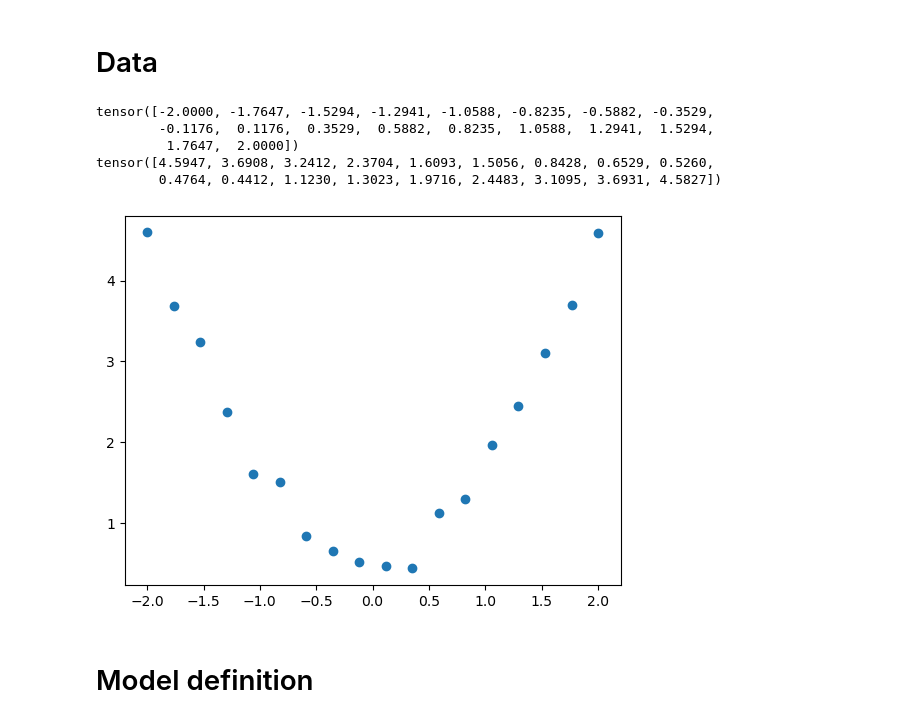
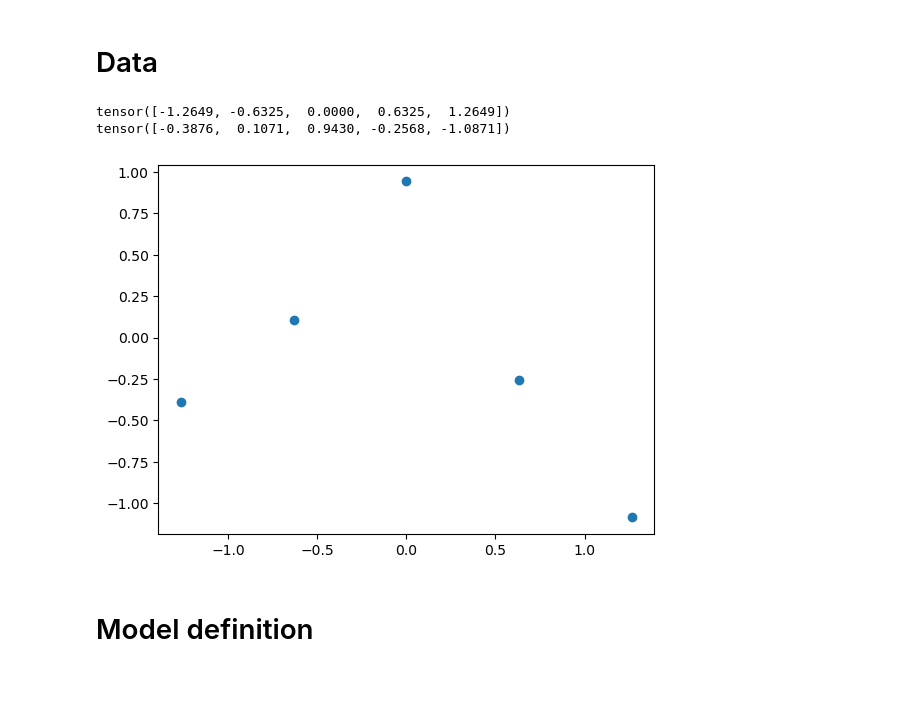
Before and after one commit to ABesginow/LaplaceKernelSearch, a Jupyter notebook: exploration_tests/grad_sem_test.ipynb, the cells around one changed output. Drawn from its saved outputs; the diff is of its cells as text; code cells hidden in the pictures; blank space fills up the shorter version.

Commit message:
tested SE generated data

```diff
--- a/exploration_tests/grad_sem_test.ipynb
+++ b/exploration_tests/grad_sem_test.ipynb
@@ -174,3 +172,14 @@ The probability lies within the 2 standard deviation interval
+# %%
+class DataGPModel(gpytorch.models.ExactGP):
+    def __init__(self, train_x, train_y, likelihood):
+        super(DataGPModel, self).__init__(train_x, train_y, likelihood)
+        self.mean_module = gpytorch.means.ZeroMean()
+        self.covar_module = gpytorch.kernels.RBFKernel()
+
+    def forward(self, x):
+        mean_x = self.mean_module(x)
+        covar_x = self.covar_module(x)
+        return gpytorch.distributions.MultivariateNormal(mean_x, covar_x)
 # %%
 # Globals
 figure_path = "grad_figures"
@@ -179,38 +188,72 @@ figure_path = "grad_figures"
 # %%
 import math
 torch.manual_seed(42)
 END = 1
 COUNT = 18
 #dataset_name = "noise_linear"
 #dataset_name = "noise_sin"
-dataset_name = "noise_parabolic"
+#dataset_name = "noise_parabolic"
+dataset_name = "noise_SE"
 # linear
 if "linear" in dataset_name:
     train_x = torch.linspace(0, END, COUNT)
     train_y = torch.linspace(0, END, COUNT)
     train_y += torch.randn(train_x.size()) * torch.sqrt(torch.tensor(0.1))
 elif "sin" in dataset_name:
 # sin
     train_x = torch.linspace(0, 1, COUNT)
     train_y = torch.sin(train_x * (2 * math.pi)) + torch.randn(train_x.size()) * torch.sqrt(torch.tensor(0.1))
 ##parabolic
 elif "parabolic" in dataset_name:
     END = 2
     train_x = torch.linspace(-2, END, COUNT)
     train_y = train_x * train_x + 0.5 + torch.randn(train_x.size()) * torch.sqrt(torch.tensor(0.1))
+elif "SE" in dataset_name:
+    eval_START = -5
+    eval_END = 5
+    eval_COUNT = 5
+    # training data for model initialization (e.g. 1 point with x=0, y=0) ; this makes initializing the model easier
+    prior_x = torch.linspace(0, 1, 1)
+    prior_y = prior_x
+    # initialize likelihood and model
+    data_likelihood = gpytorch.likelihoods.GaussianLikelihood()
+    data_model = DataGPModel(prior_x, prior_y, data_likelihood)
+    observations_x = torch.linspace(eval_START, eval_END, eval_COUNT)
+    # Get into evaluation (predictive posterior) mode
+    data_model.eval()
+    data_likelihood.eval()
+
+    # Make predictions by feeding model through likelihood
+    with torch.no_grad(), gpytorch.settings.prior_mode(True):
+        observed_pred_prior = data_likelihood(data_model(observations_x))
+        f_preds = data_model(observations_x)
+
+
+    EXPERIMENT_REPITITIONS = 50
+    for exp_num in tqdm(range(EXPERIMENT_REPITITIONS)):
+        observations_y = f_preds.sample()           # samples from the model
+        # To store performance of kernels on a test dataset (i.e. more samples)
+        original_observations_x = copy.deepcopy(observations_x)
+        observations_x = (observations_x - torch.mean(observations_x)
+                        ) / torch.std(observations_x)
+        noise_level = 0.4
+        observations_y = observations_y + torch.randn(observations_y.shape) * torch.tensor(noise_level)
+        #observations_y = (observations_y - torch.mean(observations_y)
+        #                  ) / torch.std(observations_y)
+        train_x = observations_x
+        train_y = observations_y
+
+
 plt.plot(train_x, train_y, "o")
 print(train_x)
 print(train_y)
 
 plt.savefig(f"{figure_path}/data_{dataset_name}.png")
 tikzplotlib.save(f"{figure_path}/data_{dataset_name}.tex")
 # %% [output]
-tensor([-2.0000, -1.7647, -1.5294, -1.2941, -1.0588, -0.8235, -0.5882, -0.3529,
-        -0.1176,  0.1176,  0.3529,  0.5882,  0.8235,  1.0588,  1.2941,  1.5294,
-         1.7647,  2.0000])
-tensor([4.5947, 3.6908, 3.2412, 2.3704, 1.6093, 1.5056, 0.8428, 0.6529, 0.5260,
-        0.4764, 0.4412, 1.1230, 1.3023, 1.9716, 2.4483, 3.1095, 3.6931, 4.5827])
+tensor([-1.2649, -0.6325,  0.0000,  0.6325,  1.2649])
+tensor([-0.3876,  0.1071,  0.9430, -0.2568, -1.0871])
-[figure, old version]
+[figure, new version]
 # %% [markdown]
 # Model definition
 # %%
```
Also changed, not shown: parts of 18 cells of this notebook.
